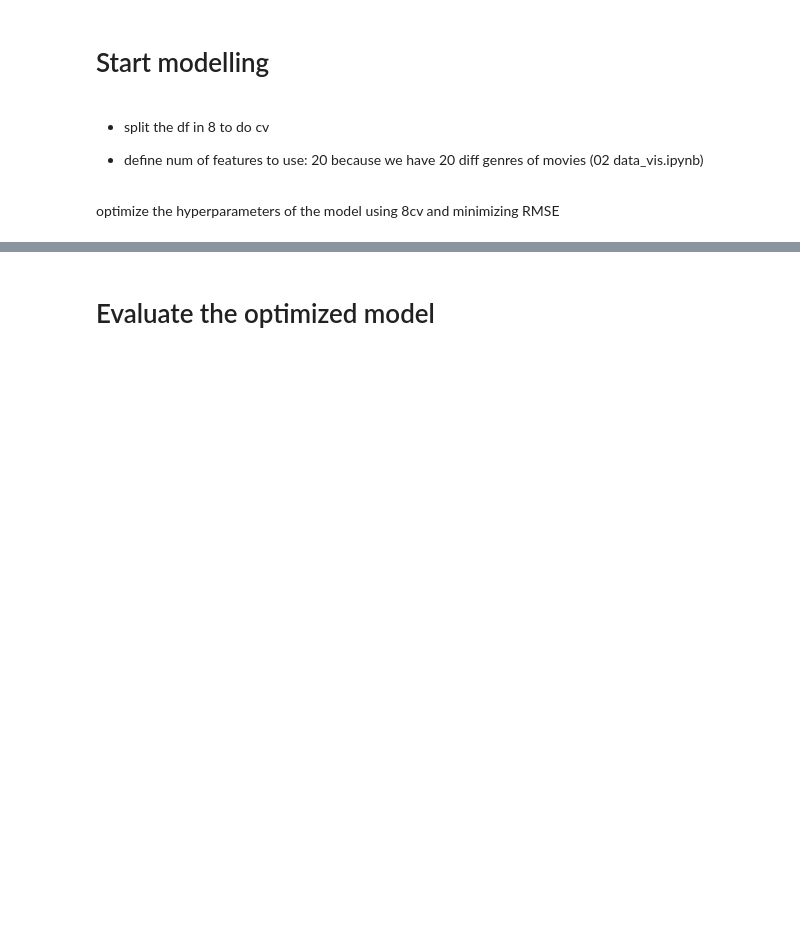
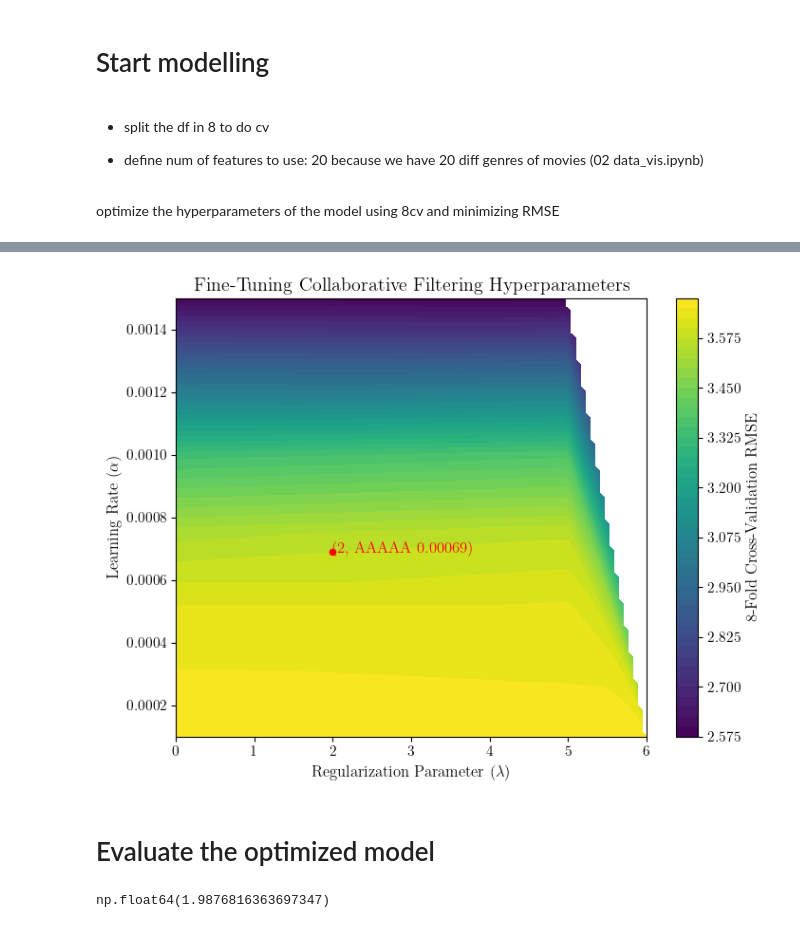
Before and after one commit to jepe06/Project2--Recommender-System, a Jupyter notebook: 03 model01.ipynb, the cells around one changed output, grey strips where cells are left out. Drawn from its saved outputs; the diff is of its cells as text; code cells hidden in the pictures; blank space fills up the shorter version.

Commit message:
topographic map adjs

```diff
--- a/03 model01.ipynb
+++ b/03 model01.ipynb
@@ -12,3 +5,23 @@ import warnings
+# %%
+import pandas as pd
+import numpy as np
+import json
+import matplotlib.pyplot as plt
+import warnings
+
+#warnings.filterwarnings("ignore")
+
+plt.rcParams.update({
+    "text.usetex": True,              # If you want to use LaTeX fonts in text
+    "font.family": "serif",           # IEEE uses Times New Roman-like fonts
+    "font.size": 12,                   # General font size for IEEE format
+    "axes.labelsize": 12,              # Axis labels font size
+    "legend.fontsize": 11,             # Legend font size
+    "xtick.labelsize": 11,             # X-axis tick labels font size
+    "ytick.labelsize": 11,             # Y-axis tick labels font size
+    "figure.figsize": (5, 5*0.8),
+    "savefig.dpi": 900,               # DPI for high-quality PNG/JPEG
+})
 # %% [markdown]
 # Load the data
 # %%
@@ -121,8 +134,8 @@ num_features = 20
 # %% [markdown]
 optimize the hyperparameters of the model using 8cv and minimizing RMSE
 # %%
-Lambdas = [0, 5, 7, 10, 13, 15, 20, 25, 50]#, 1, 0.1, 60, 75, 85, 100] # (100, 0.0001): np.float64(2.167929551049162)
-alphas = [0.0001, 0.0005, 0.001, 0.002]
+Lambdas = [0, 5, 6, 7, 8, 10, 13, 15, 20, 25]
+alphas = [0.0001, 0.0004, 0.0005, 0.00065, 0.00075, 0.001, 0.0015]
 num_iters = 500
 
 combo = 1
@@ -175,31 +204,34 @@ KeyboardInterrupt:
 # %%
-import numpy as np
-import matplotlib.pyplot as plt
 from scipy.interpolate import griddata
 
 # Extract x, y, and z values
 points = np.array(list(results.keys()))
 x, y = points[:, 0], points[:, 1]
 z = np.array(list(results.values()))
 
 # Create a grid for interpolation
 xi = np.linspace(min(x), max(x), 100)
 yi = np.linspace(min(y), max(y), 100)
 xi, yi = np.meshgrid(xi, yi)
 
 # Interpolate z values onto the grid
 zi = griddata(points, z, (xi, yi), method='linear') #nearest, cubic, linear, quadratic
 
 # Plot the topographic map
 plt.figure(figsize=(8, 6))
 contour = plt.contourf(xi, yi, zi, levels=50, cmap='viridis')
-plt.colorbar(contour, label='Value')
-plt.scatter(x, y, color='red', label='Data Points')
-plt.title('Topographic Map')
-plt.xlabel('lambda')
-plt.ylabel('alpha')
-plt.legend()
+plt.colorbar(contour, label='8-Fold Cross-Validation RMSE')
+#plt.scatter(x, y, color='black', s=1 , label='Data Points')
+best_lambda, best_alpha = 2, 0.00069
+plt.scatter(best_lambda, best_alpha, color='red', s=20)
+plt.text(best_lambda, best_alpha, f"({best_lambda}, AAAAA {best_alpha})", fontsize=12, color='red')
+plt.title('Fine-Tuning Collaborative Filtering Hyperparameters')
+plt.xlabel(r'Regularization Parameter ($\lambda$)')
+plt.ylabel(r'Learning Rate ($\alpha$)')
+#plt.legend()
 plt.show()
+# %% [output]
+[figure, added]
 # %%
 # choose the best hyperparameters
 best_lambda, best_alpha = None, None
@@ -220,5 +252,7 @@ for i, row in df_to_evaluate.iterrows():
 
 RMSE = np.sqrt(RMSE/len(df_to_evaluate))
 RMSE
+# %% [output]
+np.float64(1.9876816363697347)
 # %%
 # ...
```
Also changed, not shown: parts of 3 cells of this notebook, 1 other file.
